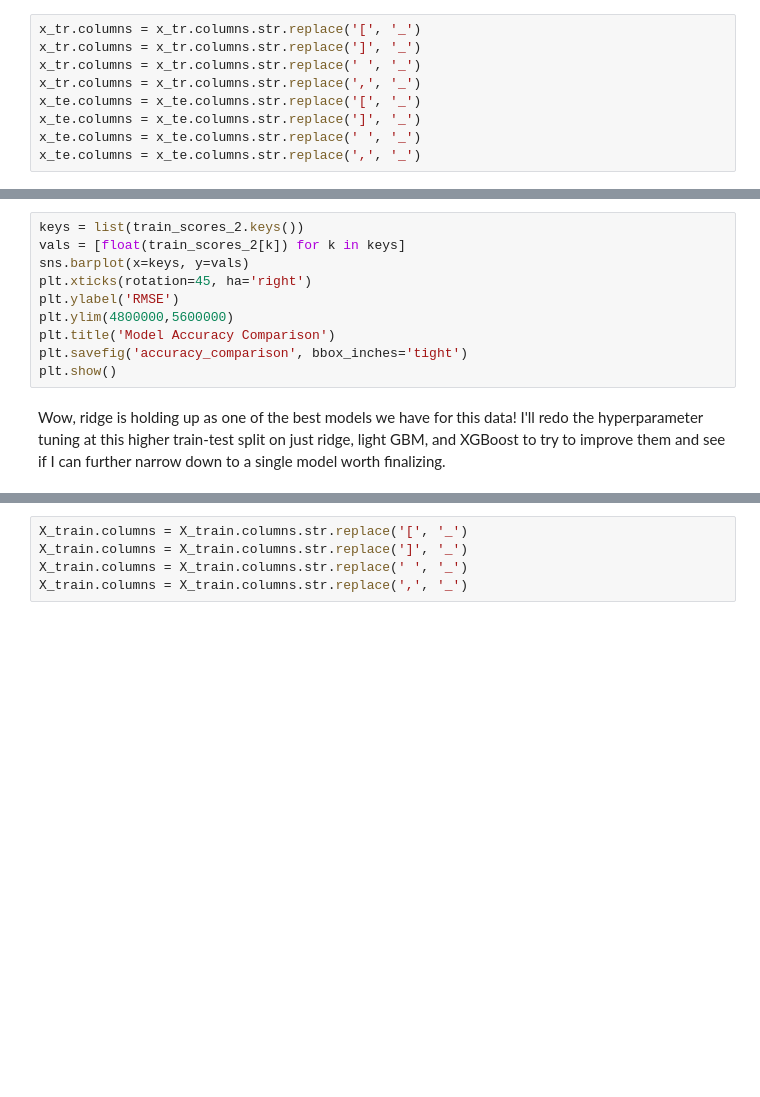
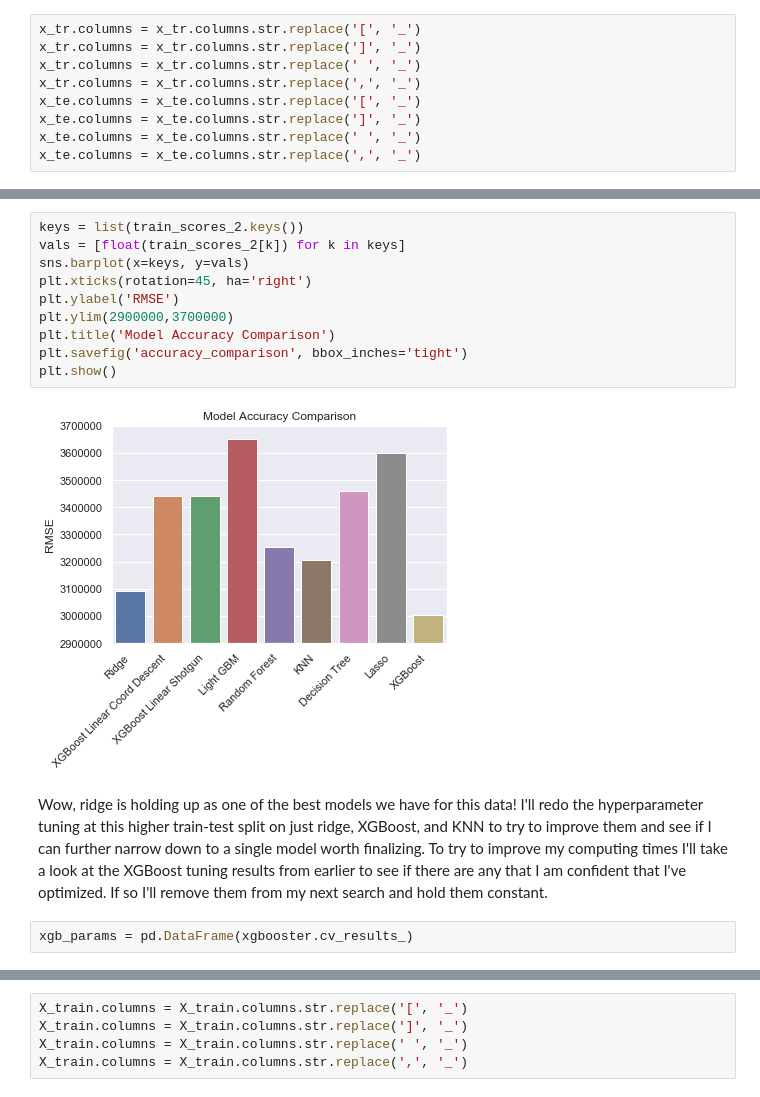
Before and after one commit to zjbrown0689/Solar-Panel-Capstone, a Jupyter notebook: notebooks/model_development.ipynb, the cells around one changed output, grey strips where cells are left out. Saved outputs shown, nothing was run; the diff lists cells and outputs as text; blank space fills up the shorter version.

Commit message:
Completed model development

```diff
--- a/notebooks/model_development.ipynb
+++ b/notebooks/model_development.ipynb
@@ -465,12 +540,16 @@ mean_squared_error(y_te, y_pred)
 # %%
 keys = list(train_scores_2.keys())
 vals = [float(train_scores_2[k]) for k in keys]
 sns.barplot(x=keys, y=vals)
 plt.xticks(rotation=45, ha='right')
 plt.ylabel('RMSE')
-plt.ylim(4800000,5600000)
+plt.ylim(2900000,3700000)
 plt.title('Model Accuracy Comparison')
 plt.savefig('accuracy_comparison', bbox_inches='tight')
 plt.show()
+# %% [output]
+[figure, added]
 # %% [markdown]
-Wow, ridge is holding up as one of the best models we have for this data! I'll redo the hyperparameter tuning at this higher train-test split on just ridge, light GBM, and XGBoost to try to improve them and see if I can further narrow down to a single model worth finalizing.
+Wow, ridge is holding up as one of the best models we have for this data! I'll redo the hyperparameter tuning at this higher train-test split on just ridge, XGBoost, and KNN to try to improve them and see if I can further narrow down to a single model worth finalizing. To try to improve my computing times I'll take a look at the XGBoost tuning results from earlier to see if there are any that I am confident that I've optimized. If so I'll remove them from my next search and hold them constant.
+# %%
+xgb_params = pd.DataFrame(xgbooster.cv_results_)
```
Also changed, not shown: parts of 90 cells of this notebook, 3 other files.
